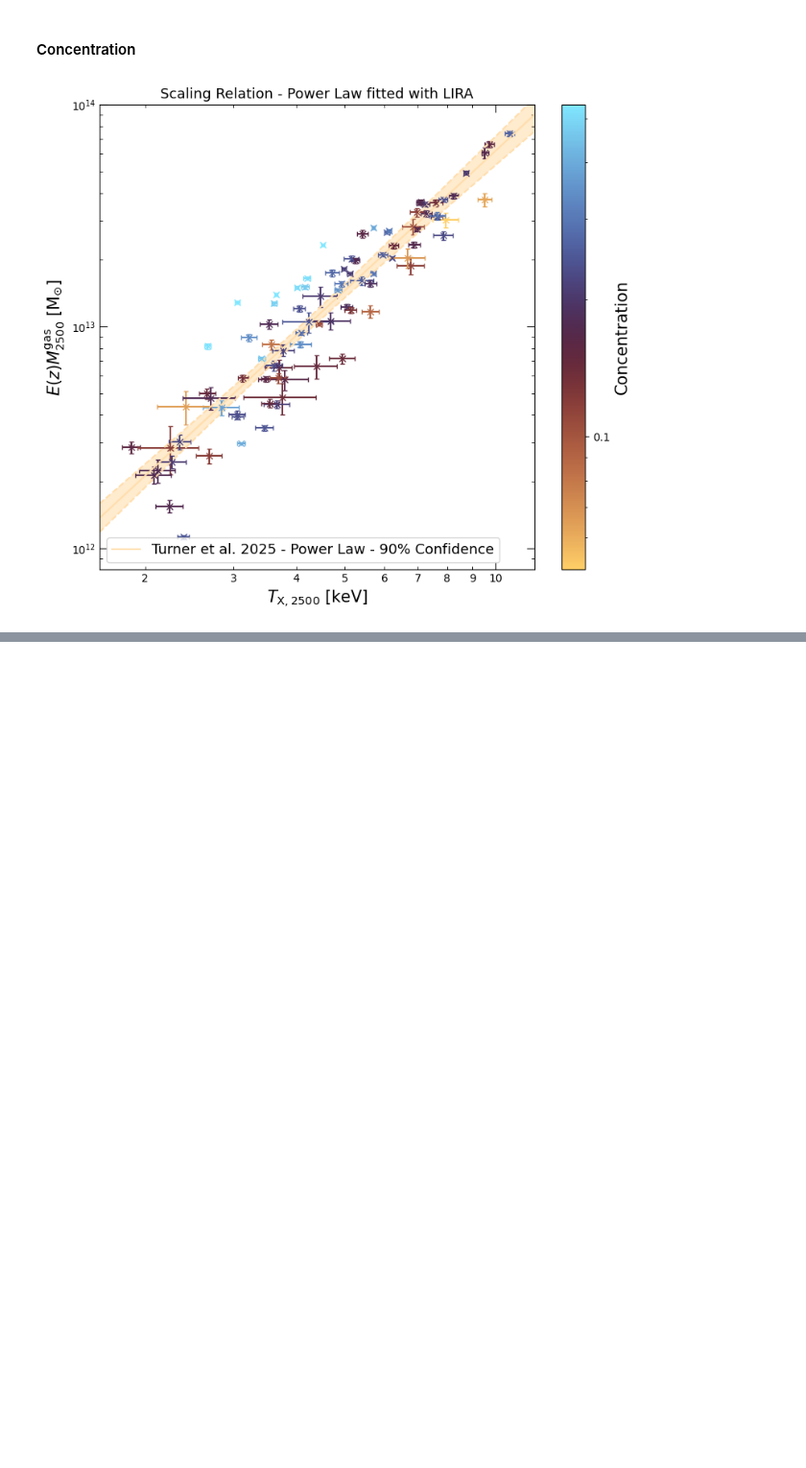
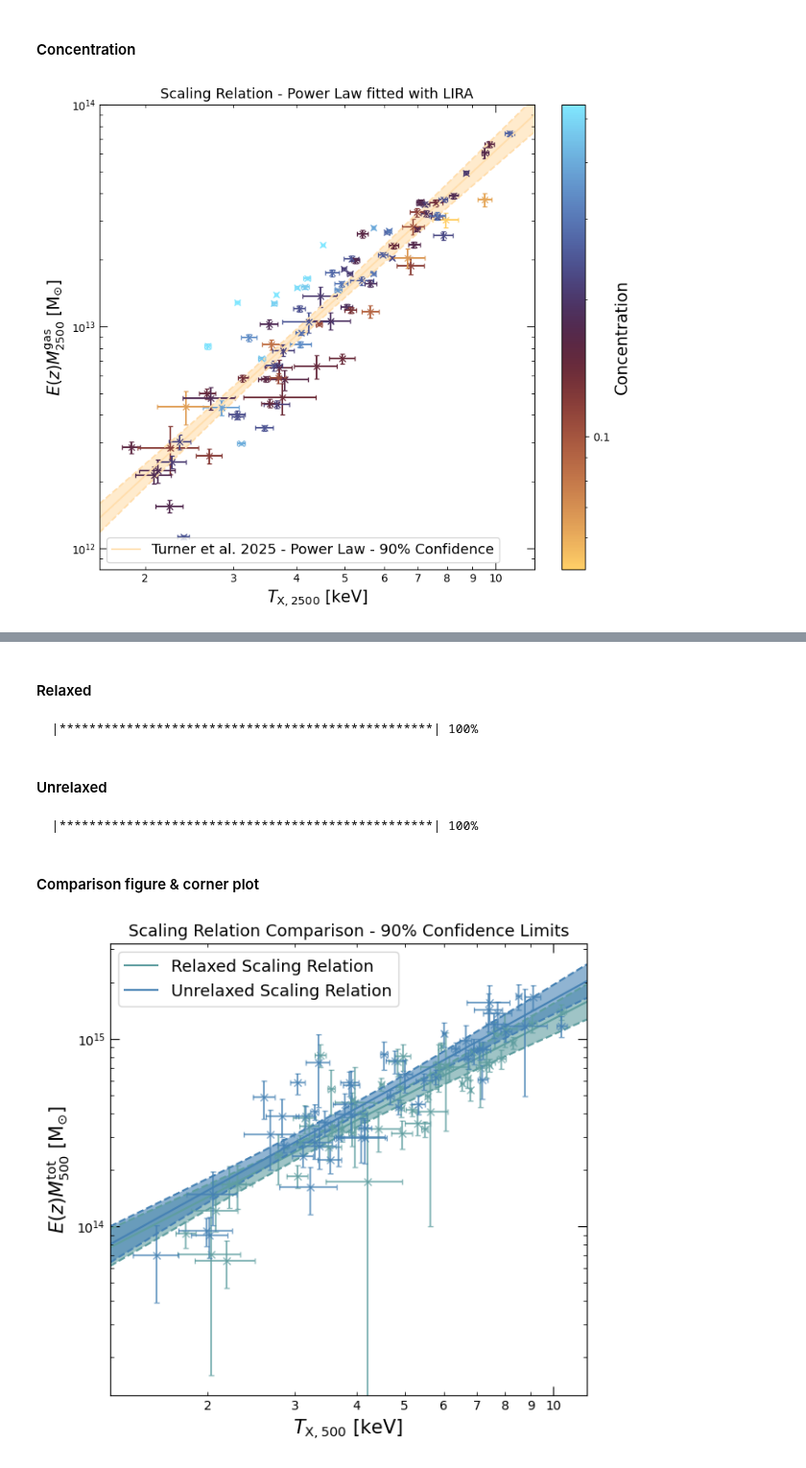
Before and after one commit to DavidT3/XCS-Mass-II-Analysis, a Jupyter notebook: notebooks/exploring_scatter/SDSSRM-XCS_relation_scatter_morphology_dependence.ipynb, the cells around one changed output, grey strips where cells are left out. Shown at 96% size. Saved outputs shown, nothing was run; the diff lists cells and outputs as text; code cells hidden in the pictures; blank space fills up the shorter version.

```diff
--- a/notebooks/exploring_scatter/SDSSRM-XCS_relation_scatter_morphology_dependence.ipynb
+++ b/notebooks/exploring_scatter/SDSSRM-XCS_relation_scatter_morphology_dependence.ipynb
@@ -652,0 +803,7 @@ mgas2500_tx2500.view(figsize=(8, 7), y_lims=Quantity([0.8e+12, 1e+14], 'Msun'),
+# %%
+# Most of these will be total-mass observable relations, so we'll set this up here
+mtot500 = Quantity(sdssxcs_samp[['Mhy500_wraderr', 'Mhy500_wraderr-', 'Mhy500_wraderr+']].values*1e+14, 'Msun')\
+    *sdssxcs_samp['E'].values[..., None]
+
+# Read out the cluster names, remember we label each point with them
+clust_names = sdssxcs_samp['name'].values
@@ -652,0 +812,41 @@ mgas2500_tx2500.view(figsize=(8, 7), y_lims=Quantity([0.8e+12, 1e+14], 'Msun'),
+# %%
+# Setting up property variables in astropy quantity objects
+tx500 = Quantity(sdssxcs_samp[['Tx_500', 'Tx_500-','Tx_500+']].values, 'keV')
+# %% [markdown]
+#### Relaxed
+# %%
+rel_mtot500 = mtot500[sdssxcs_samp['lovisari_relaxed'].values, :]
+rel_tx500 = tx500[sdssxcs_samp['lovisari_relaxed'].values, :]
+rel_names = clust_names[sdssxcs_samp['lovisari_relaxed'].values]
+
+rel_mtot500_tx500 = scaling_relation_lira(rel_mtot500[:, 0], rel_mtot500[:, 1:], rel_tx500[:, 0], rel_tx500[:, 1:],
+                                          m_norm, tx_norm, y_name=r"$E(z)M^{\rm{tot}}_{500}$", x_name=r"$T_{\rm{X,500}}$",
+                                          dim_hubb_ind=1, point_names=rel_names)
+rel_mtot500_tx500.model_colour = 'cadetblue'
+rel_mtot500_tx500.author = 'Turner et al.'
+rel_mtot500_tx500.year = 2025
+rel_mtot500_tx500.name = r'Relaxed'
+# %% [output]
+  |**************************************************| 100%
+# %% [markdown]
+#### Unrelaxed
+# %%
+unrel_mtot500 = mtot500[~sdssxcs_samp['lovisari_relaxed'].values, :]
+unrel_tx500 = tx500[~sdssxcs_samp['lovisari_relaxed'].values, :]
+unrel_names = clust_names[~sdssxcs_samp['lovisari_relaxed'].values]
+
+unrel_mtot500_tx500 = scaling_relation_lira(unrel_mtot500[:, 0], unrel_mtot500[:, 1:], unrel_tx500[:, 0], unrel_tx500[:, 1:],
+                                            m_norm, tx_norm, y_name=r"$E(z)M^{\rm{tot}}_{500}$", x_name=r"$T_{\rm{X,500}}$",
+                                            dim_hubb_ind=1, point_names=unrel_names)
+unrel_mtot500_tx500.model_colour = 'steelblue'
+unrel_mtot500_tx500.author = 'Turner et al.'
+unrel_mtot500_tx500.year = 2025
+unrel_mtot500_tx500.name = r'Unrelaxed'
+# %% [output]
+  |**************************************************| 100%
+# %% [markdown]
+#### Comparison figure & corner plot
+# %%
+(rel_mtot500_tx500 + unrel_mtot500_tx500).view(figsize=(6.25, 6), )
+# %% [output]
+[figure, added]
```
Also changed, not shown: parts of 31 cells of this notebook.
